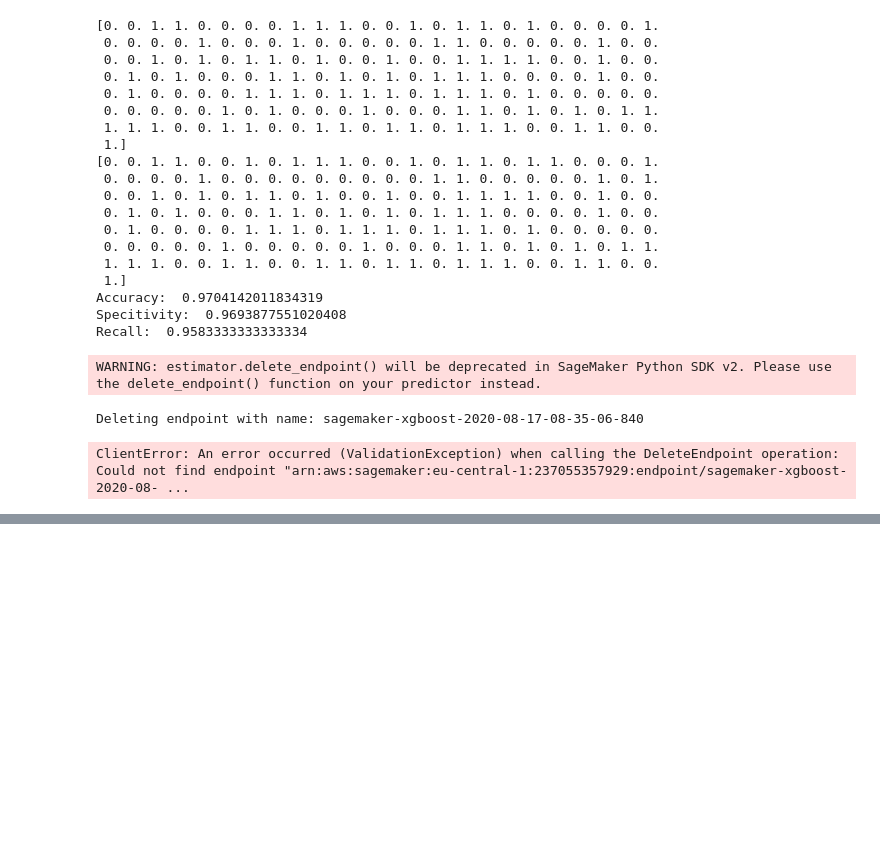
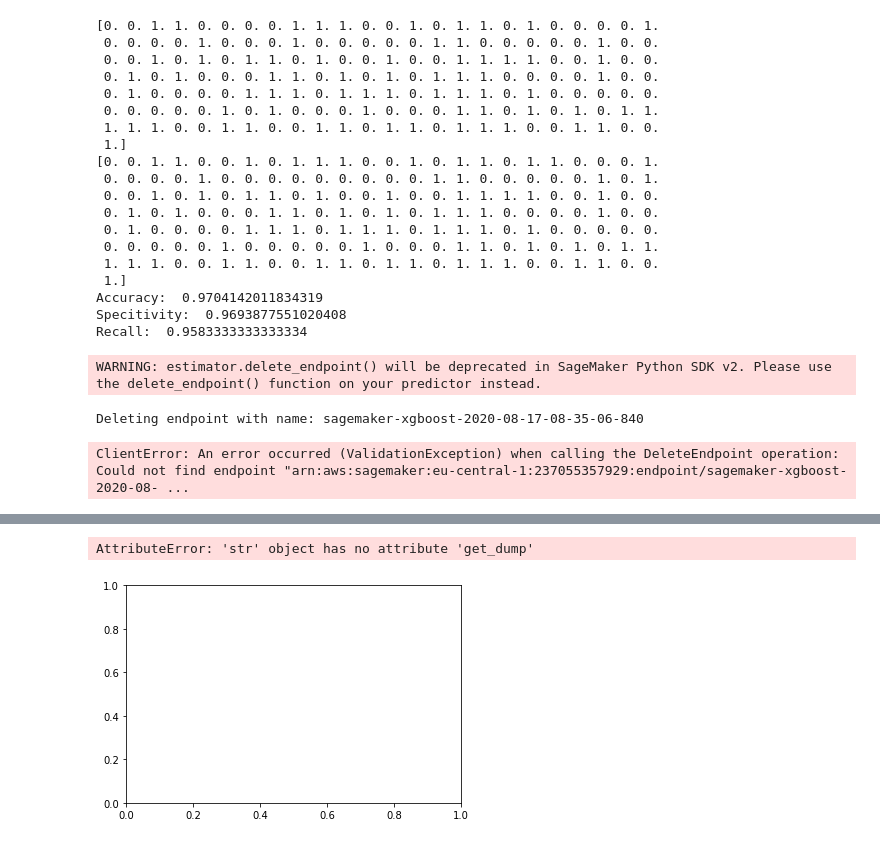
Before and after one commit to CKallendorf/WBCD, a Jupyter notebook: Wisconsin_Breast_Cancer_Data_Set/XGBoost.ipynb, the cells around one changed output, grey strips where cells are left out. Saved outputs shown, nothing was run; the diff lists cells and outputs as text; code cells hidden in the pictures; blank space fills up the shorter version.

```diff
--- a/Wisconsin_Breast_Cancer_Data_Set/XGBoost.ipynb
+++ b/Wisconsin_Breast_Cancer_Data_Set/XGBoost.ipynb
@@ -667,0 +829,22 @@ ClientError: An error occurred (ValidationException) when calling the DeleteEndp
+# %%
+from sagemaker.xgboost.estimator import XGBoost
+
+hyperparameters = {
+        'booster':'gbtree',
+        'tree_method':'rmse',
+        'objective': 'binary:hinge',
+        'num_round' : 135,
+        'max_depth':10,
+        'eta': 0.2572110893586683,
+        'gamma': 0.5662623155210383,
+        'eval_metric':'rmse'
+    }
+xgb_estimator = XGBoost(
+    entry_point="source/train.py",
+    hyperparameters=hyperparameters,
+    role=role,
+    train_instance_count=1,
+    train_instance_type="ml.m4.xlarge",
+    framework_version="1.0-1"
+)
+xgb_estimator.fit({'train': path_s3,'validation': path_s3_val}, wait=True)
@@ -667,0 +871,7 @@ ClientError: An error occurred (ValidationException) when calling the DeleteEndp
+# %%
+from xgboost import plot_tree
+plot=plot_tree(xgb_estimator)
+plot.show()
+# %% [output]
+AttributeError: 'str' object has no attribute 'get_dump'
+[figure, added]
```
Also changed, not shown: parts of 7 cells of this notebook, 7 other files.
